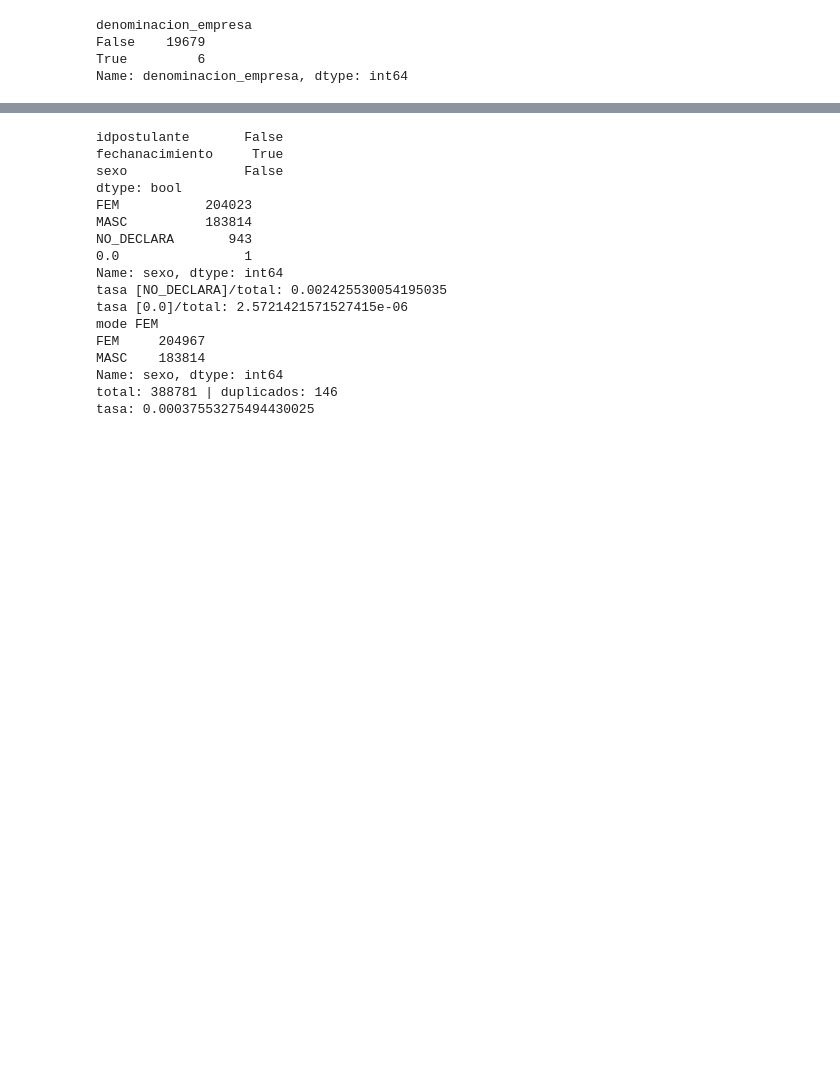
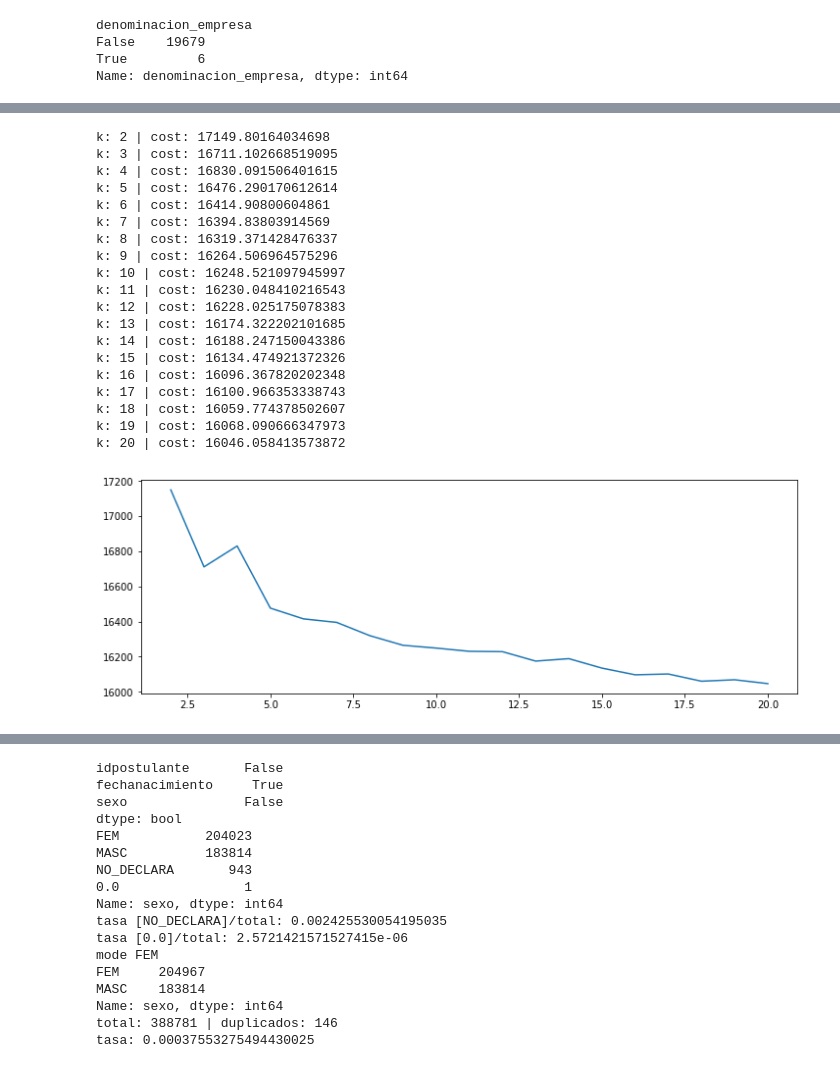
Before and after one commit to tbotalla/Datos1Q2018, a Jupyter notebook: parte2/carlos.ipynb, the cells around one changed output, grey strips where cells are left out. Drawn from its saved outputs; the diff is of its cells as text; code cells hidden in the pictures; blank space fills up the shorter version.

```diff
--- a/parte2/carlos.ipynb
+++ b/parte2/carlos.ipynb
@@ -128,0 +154,18 @@ Name: denominacion_empresa, dtype: int64
+# %%
+%%time
+from sklearn.pipeline import make_pipeline
+from sklearn.feature_extraction.text import TfidfVectorizer, TfidfTransformer, HashingVectorizer
+from stop_words import get_stop_words
+
+stop_words = get_stop_words('es')
+
+# Elegir uno HashingTrick/TF-IDF_Vectorizer
+# n_features para elegir la cantidad de cols
+hash_vectorizer = make_pipeline(HashingVectorizer(), TfidfTransformer())
+X = hash_vectorizer.fit_transform(avisos.descripcion.values)
+#tfidf_vectorizer = TfidfVectorizer(stop_words=stop_words)
+#X = tfidf_vectorizer.fit_transform(avisos.descripcion.values)
+#print(tfidf_vectorizer.vocabulary_)
+#print(tfidf_vectorizer.idf_)
+print(X.shape)
+X
@@ -128,0 +176,39 @@ Name: denominacion_empresa, dtype: int64
+# %%
+%%time
+from sklearn.cluster import AgglomerativeClustering, KMeans, MiniBatchKMeans
+
+#hc = AgglomerativeClustering()
+#hc
+clusters = []
+costs = []
+for n_clusters in range(2,21):
+  #model = KMeans(n_clusters=n_clusters, n_jobs=-2)
+  model = MiniBatchKMeans(n_clusters=n_clusters, batch_size=10000)
+  model.fit(X)
+  clusters.append(n_clusters)
+  costs.append(model.inertia_)
+  print('k:',n_clusters,'| cost:', model.inertia_)
+plt.figure(figsize=(12,4))
+plt.plot(clusters,costs)
+plt.show()
+# %% [output]
+k: 2 | cost: 17149.80164034698
+k: 3 | cost: 16711.102668519095
+k: 4 | cost: 16830.091506401615
+k: 5 | cost: 16476.290170612614
+k: 6 | cost: 16414.90800604861
+k: 7 | cost: 16394.83803914569
+k: 8 | cost: 16319.371428476337
+k: 9 | cost: 16264.506964575296
+k: 10 | cost: 16248.521097945997
+k: 11 | cost: 16230.048410216543
+k: 12 | cost: 16228.025175078383
+k: 13 | cost: 16174.322202101685
+k: 14 | cost: 16188.247150043386
+k: 15 | cost: 16134.474921372326
+k: 16 | cost: 16096.367820202348
+k: 17 | cost: 16100.966353338743
+k: 18 | cost: 16059.774378502607
+k: 19 | cost: 16068.090666347973
+k: 20 | cost: 16046.058413573872
+[figure, added]
```
Also changed, not shown: parts of 10 cells of this notebook.
